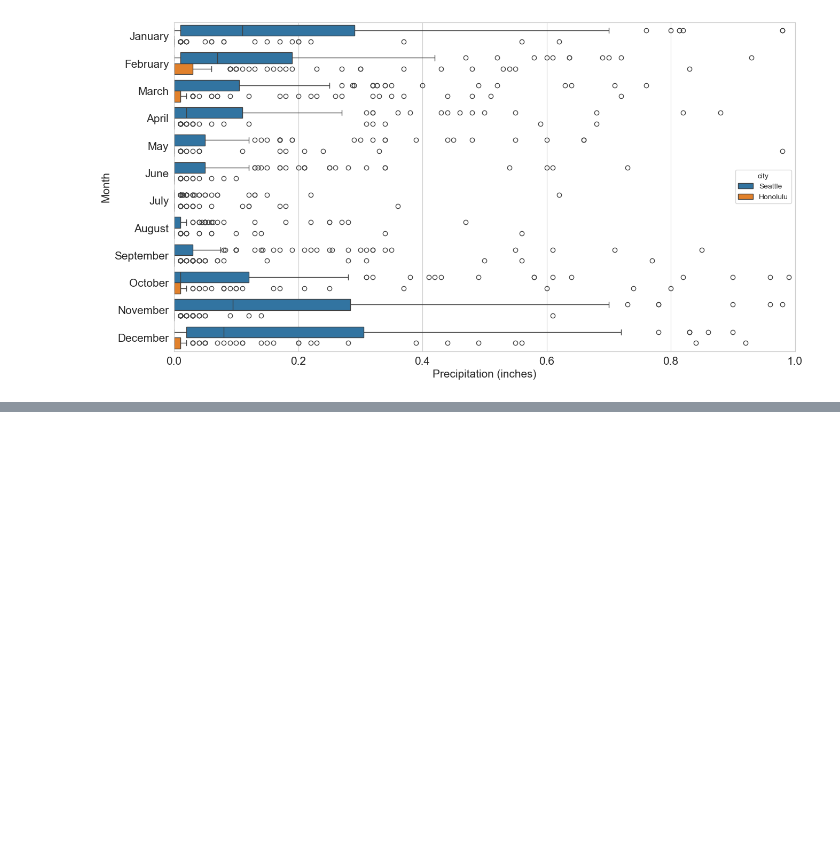
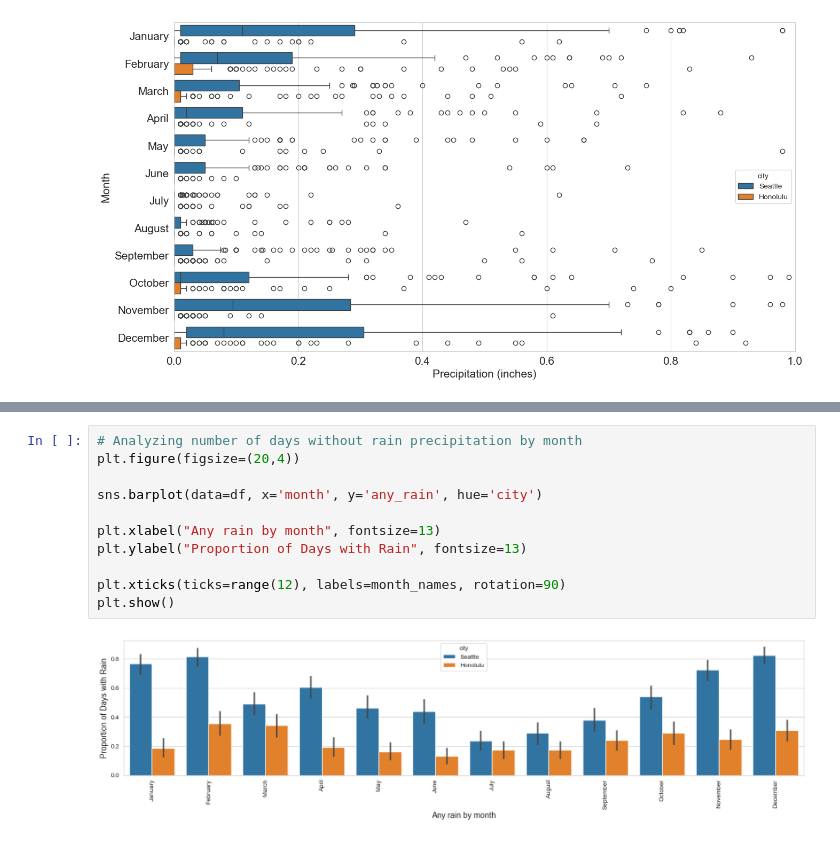
Before and after one commit to JLichwa80/weather, a Jupyter notebook: code/Weather_Data_Analysis.ipynb, the cells around one changed output, grey strips where cells are left out. Drawn from its saved outputs; the diff is of its cells as text; blank space fills up the shorter version.

```diff
--- a/code/Weather_Data_Analysis.ipynb
+++ b/code/Weather_Data_Analysis.ipynb
@@ -157,0 +188,13 @@ We can see that Honolulu is more consistent throughout the year, with occasional
+# %%
+# Analyzing number of days without rain precipitation by month
+plt.figure(figsize=(20,4))
+
+sns.barplot(data=df, x='month', y='any_rain', hue='city')
+
+plt.xlabel("Any rain by month", fontsize=13)
+plt.ylabel("Proportion of Days with Rain", fontsize=13)
+
+plt.xticks(ticks=range(12), labels=month_names, rotation=90)
+plt.show()
+# %% [output]
+[figure, added]
```
Also changed, not shown: parts of 8 cells of this notebook.
